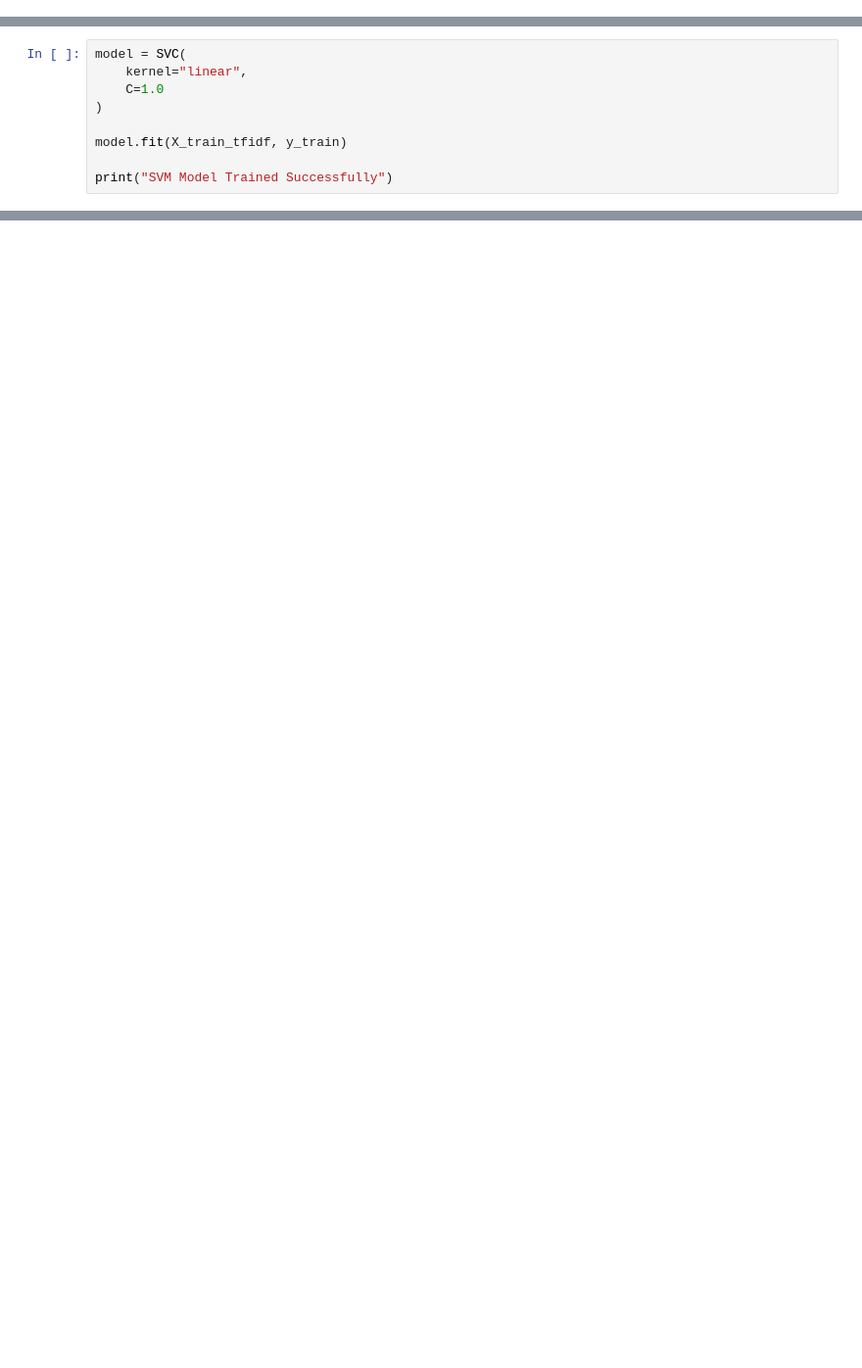
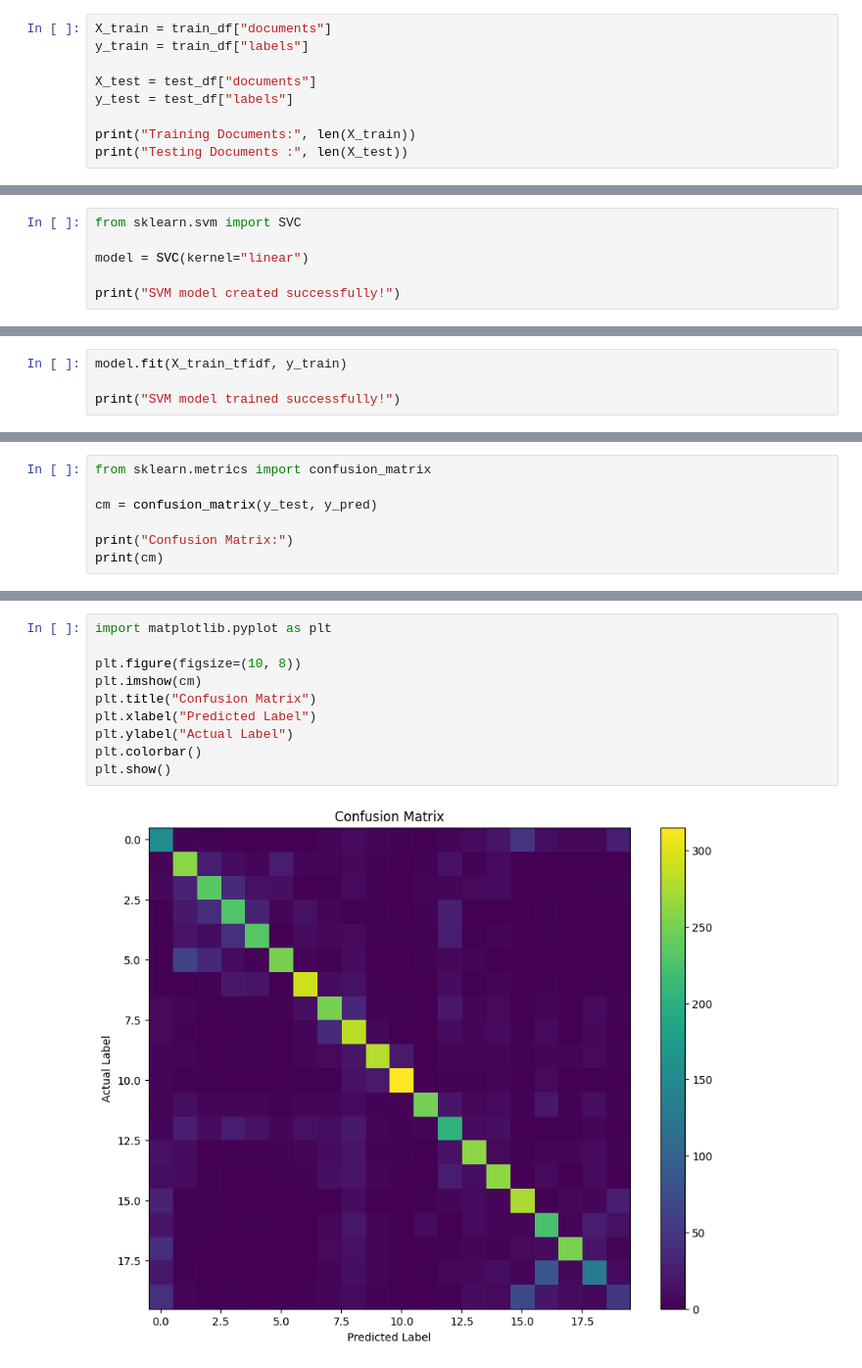
Before and after one commit to saraswathi139/Machine-Learning-Lab, a Jupyter notebook: ML_EXP_4.ipynb, the cells around one changed output, grey strips where cells are left out. Shown at 98% size. Cells and saved outputs as stored; diff of their text form; blank space fills up the shorter version.

```diff
--- a/ML_EXP_4.ipynb
+++ b/ML_EXP_4.ipynb
@@ -35,0 +113,9 @@ X_train, X_test, y_train, y_test = train_test_split(
+# %%
+X_train = train_df["documents"]
+y_train = train_df["labels"]
+
+X_test = test_df["documents"]
+y_test = test_df["labels"]
+
+print("Training Documents:", len(X_train))
+print("Testing Documents :", len(X_test))
@@ -43,0 +141,6 @@ X_test_tfidf = vectorizer.transform(X_test)
+# %%
+from sklearn.svm import SVC
+
+model = SVC(kernel="linear")
+
+print("SVM model created successfully!")
@@ -44,10 +149,5 @@ X_test_tfidf = vectorizer.transform(X_test)
 # %%
-model = SVC(
-    kernel="linear",
-    C=1.0
-)
-
 model.fit(X_train_tfidf, y_train)
 
-print("SVM Model Trained Successfully")
+print("SVM model trained successfully!")
 # %% [output]
@@ -99,0 +194,7 @@ Confusion Matrix:
+# %%
+from sklearn.metrics import confusion_matrix
+
+cm = confusion_matrix(y_test, y_pred)
+
+print("Confusion Matrix:")
+print(cm)
@@ -99,0 +219,12 @@ Confusion Matrix:
+# %%
+import matplotlib.pyplot as plt
+
+plt.figure(figsize=(10, 8))
+plt.imshow(cm)
+plt.title("Confusion Matrix")
+plt.xlabel("Predicted Label")
+plt.ylabel("Actual Label")
+plt.colorbar()
+plt.show()
+# %% [output]
+[figure, added]
```
Also changed, not shown: parts of 19 cells of this notebook.
